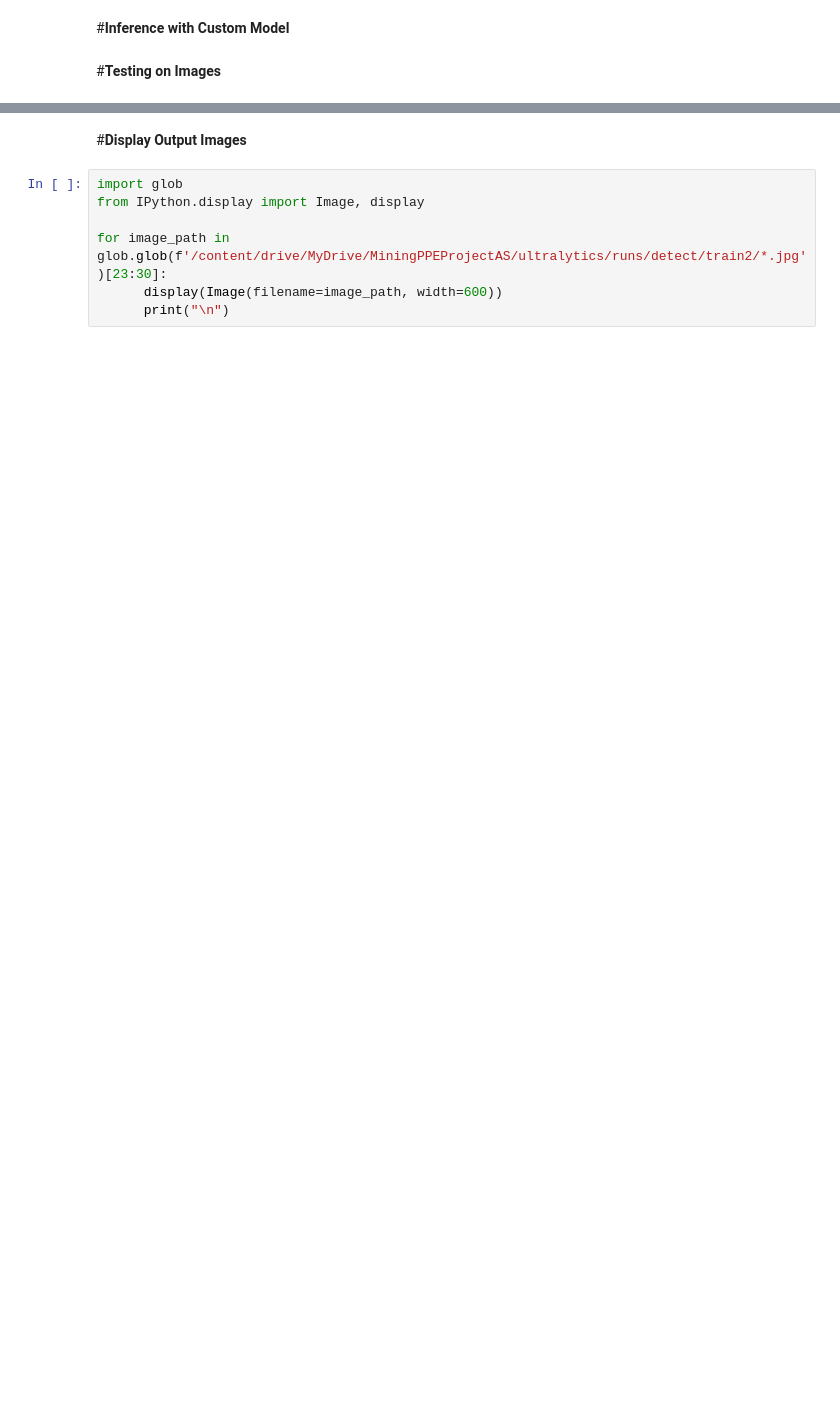
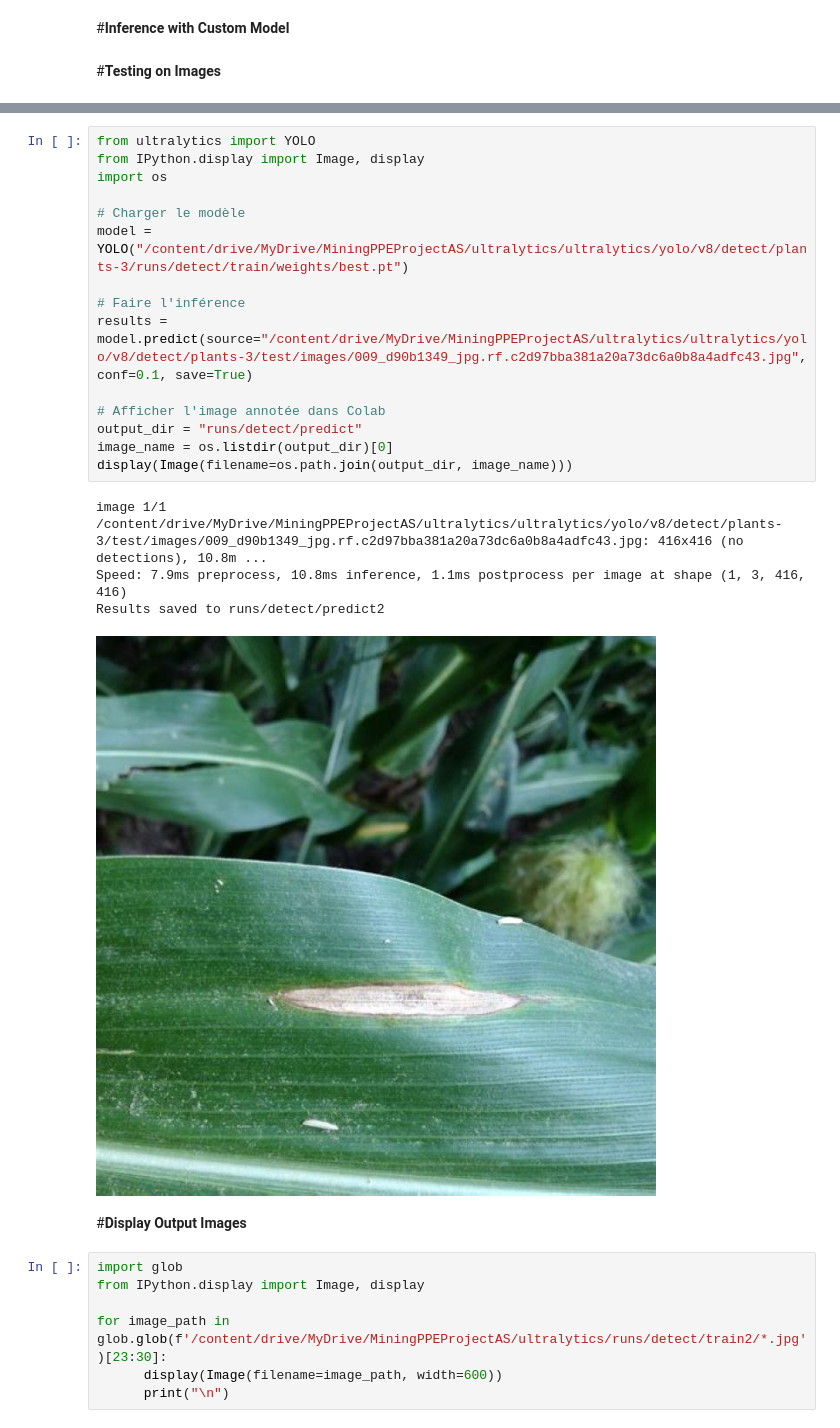
Before and after one commit to WafaSanaa/Computer_Vision, a Jupyter notebook: YOLOv8_v2.ipynb, the cells around one changed output, grey strips where cells are left out. Drawn from its saved outputs; the diff is of its cells as text; blank space fills up the shorter version.

```diff
--- a/YOLOv8_v2.ipynb
+++ b/YOLOv8_v2.ipynb
@@ -343,3 +341,23 @@ python3: can't open file '/content/drive/MyDrive/MiningPPEProjectAS/ultralytics/
+# %%
+from ultralytics import YOLO
+from IPython.display import Image, display
+import os
+
+# Charger le modèle
+model = YOLO("/content/drive/MyDrive/MiningPPEProjectAS/ultralytics/ultralytics/yolo/v8/detect/plants-3/runs/detect/train/weights/best.pt")
+
+# Faire l'inférence
+results = model.predict(source="/content/drive/MyDrive/MiningPPEProjectAS/ultralytics/ultralytics/yolo/v8/detect/plants-3/test/images/009_d90b1349_jpg.rf.c2d97bba381a20a73dc6a0b8a4adfc43.jpg", conf=0.1, save=True)
+
+# Afficher l'image annotée dans Colab
+output_dir = "runs/detect/predict"
+image_name = os.listdir(output_dir)[0]
+display(Image(filename=os.path.join(output_dir, image_name)))
+# %% [output]
+image 1/1 /content/drive/MyDrive/MiningPPEProjectAS/ultralytics/ultralytics/yolo/v8/detect/plants-3/test/images/009_d90b1349_jpg.rf.c2d97bba381a20a73dc6a0b8a4adfc43.jpg: 416x416 (no detections), 10.8m ...
+Speed: 7.9ms preprocess, 10.8ms inference, 1.1ms postprocess per image at shape (1, 3, 416, 416)
+Results saved to runs/detect/predict2
+[figure, added]
 # %% [markdown]
 #**Display Output Images**
 # %%
```
Also changed, not shown: parts of 16 cells of this notebook.
